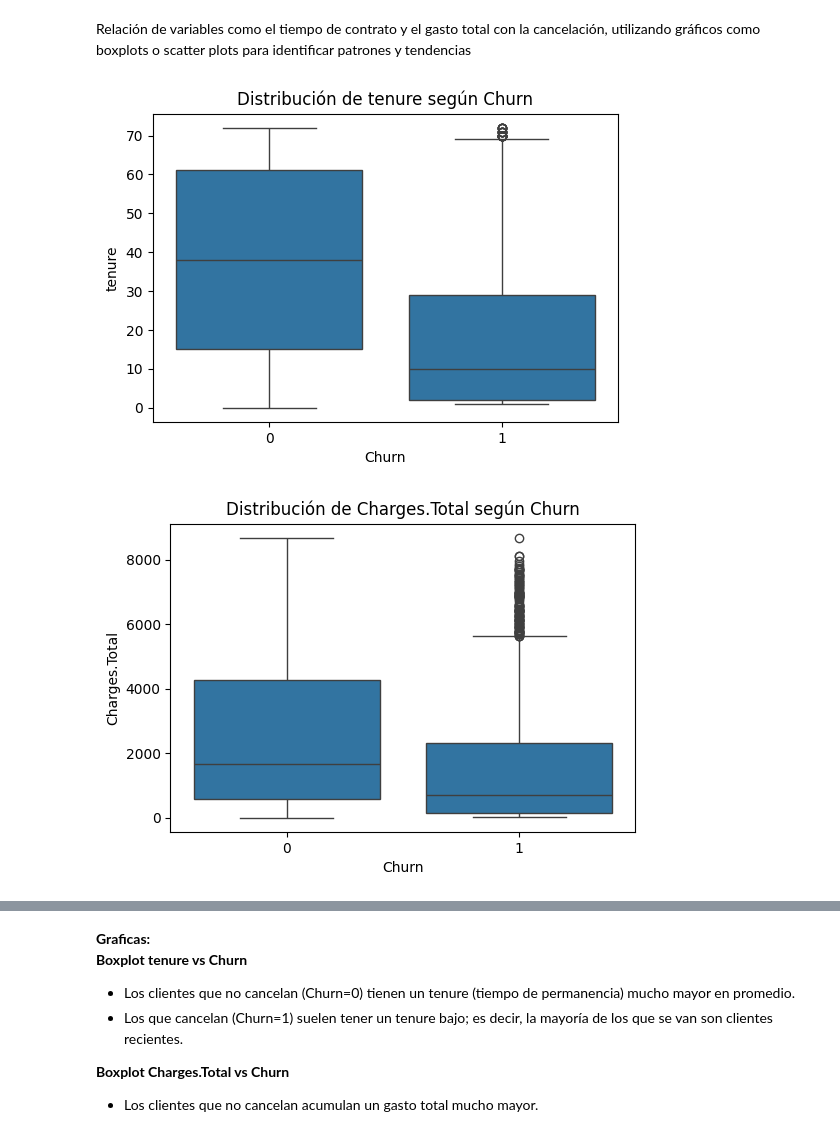
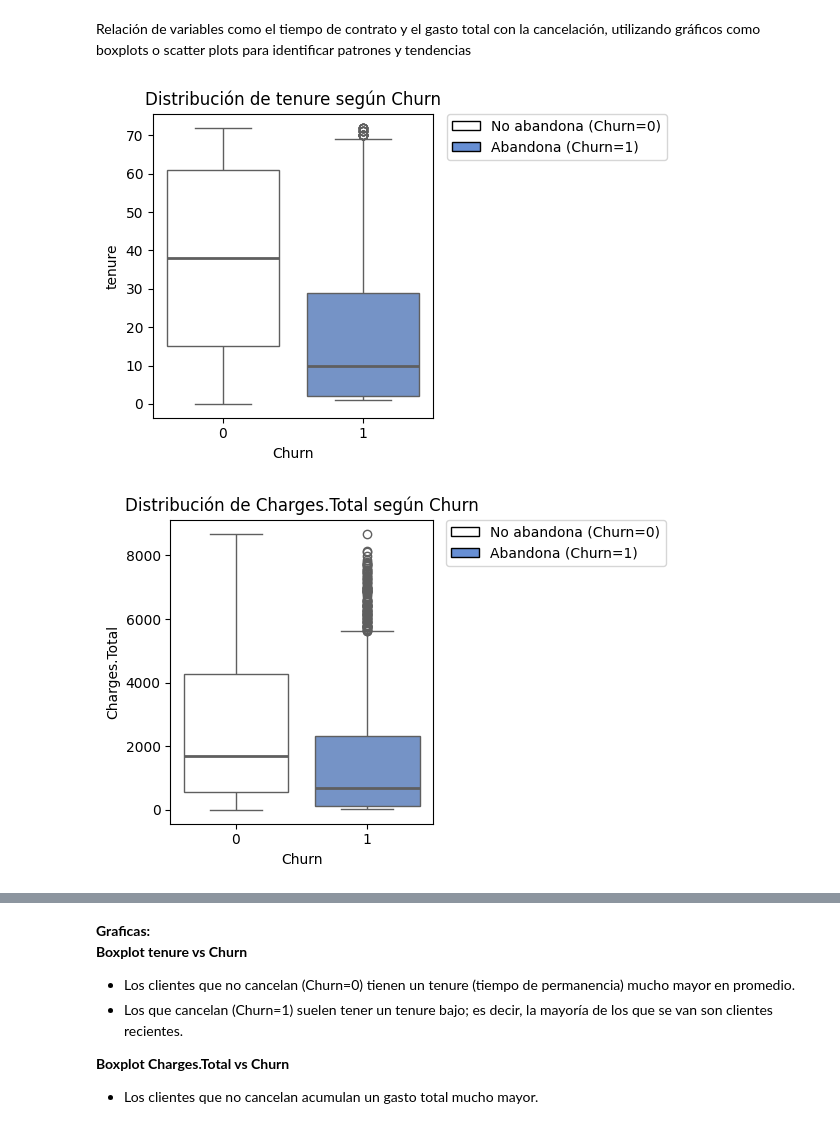
Before and after one commit to dzapatasal/Challenge-Telecom-X-modelo-predictivo, a Jupyter notebook: notebook/churn_clientes_modelado.ipynb, the cells around one changed output, grey strips where cells are left out. Saved outputs shown, nothing was run; the diff lists cells and outputs as text; code cells hidden in the pictures.

Commit message:
feat(notebook): modificacion de las graficas boxplot y scatter, se agrego leyenda y se mantiene el mismo color para la clase Churn 1

```diff
--- a/notebook/churn_clientes_modelado.ipynb
+++ b/notebook/churn_clientes_modelado.ipynb
@@ -340,23 +340,30 @@ Valores aceptables, Solo la variable `tenure` tiene un VIF algo elevado (7.59),
 # %% [markdown]
 Relación de variables como el tiempo de contrato y el gasto total con la cancelación, utilizando gráficos como boxplots o scatter plots para identificar patrones y tendencias
 # %%
+import matplotlib.patches as mpatches
+
 # Boxplot: tenure vs Churn
 plt.figure(figsize=(6,4))
-sns.boxplot(x='Churn', y='tenure', data=df)
+sns.boxplot(x='Churn', y='tenure', data=df, palette=['white', "#678fd4"], medianprops=dict(linewidth=2))
 plt.title('Distribución de tenure según Churn')
+
+# Leyenda fuera de la gráfica (a la derecha)
+legend_handles = [
+    mpatches.Patch(facecolor='white', edgecolor='black', label='No abandona (Churn=0)'),
+    mpatches.Patch(facecolor='#678fd4', edgecolor='black', label='Abandona (Churn=1)')
+]
+plt.legend(handles=legend_handles, bbox_to_anchor=(1.05, 1), loc='upper left', borderaxespad=0.)
+plt.tight_layout()
 plt.show()
 
 # Boxplot: Charges.Total vs Churn
 plt.figure(figsize=(6,4))
-sns.boxplot(x='Churn', y='Charges.Total', data=df)
+sns.boxplot(x='Churn', y='Charges.Total', data=df, palette=['white', "#678fd4"], medianprops=dict(linewidth=2))
 plt.title('Distribución de Charges.Total según Churn')
+
+plt.legend(handles=legend_handles, bbox_to_anchor=(1.05, 1), loc='upper left', borderaxespad=0.)
+plt.tight_layout()
 plt.show()
-
-# Scatter plot: tenure vs Charges.Total, coloreado por Churn
-plt.figure(figsize=(7,5))
-sns.scatterplot(x='tenure', y='Charges.Total', hue='Churn', data=df, alpha=0.5)
-plt.title('tenure vs Charges.Total según Churn')
-plt.show()
 # %% [output]
-[figure, old version]
+[figure, new version]
-[figure, old version]
+[figure, new version]
```
Also changed, not shown: parts of 13 cells of this notebook.
